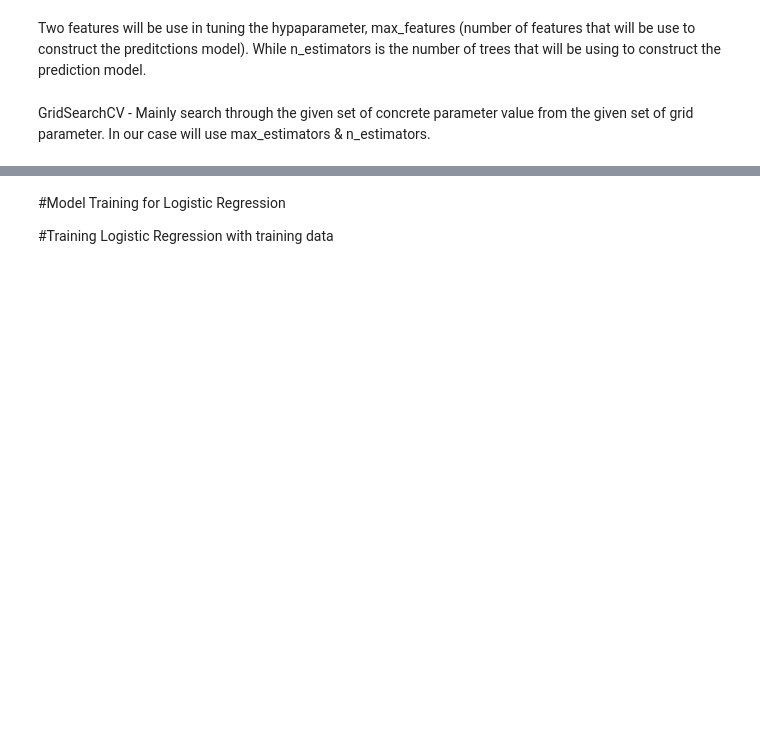
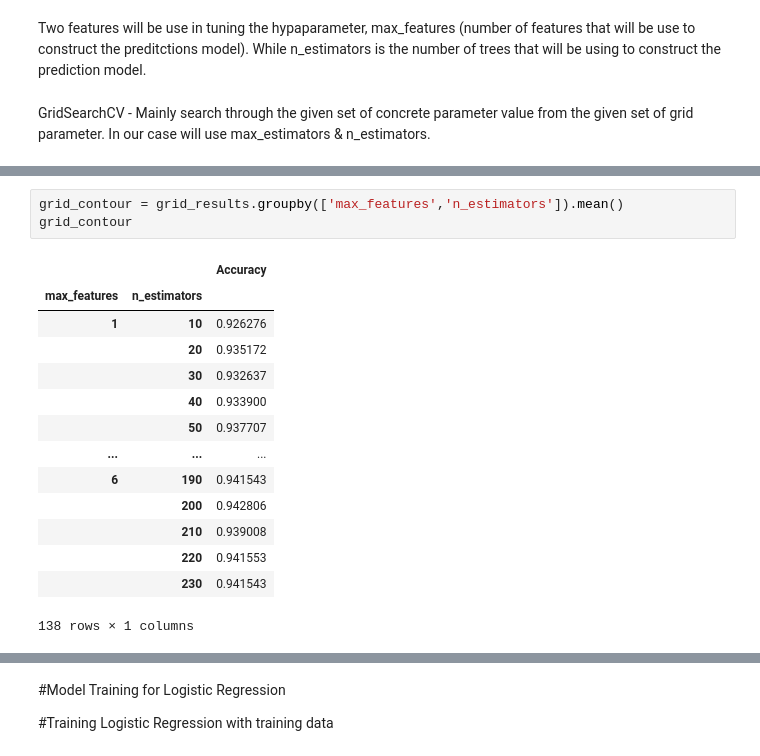
Before and after one commit to NimePeter/Credit-Card-Fraud, a Jupyter notebook: Copy_of_IDD_Peter.ipynb, the cells around one changed output, grey strips where cells are left out. Drawn from its saved outputs; the diff is of its cells as text; blank space fills up the shorter version.

```diff
--- a/Copy_of_IDD_Peter.ipynb
+++ b/Copy_of_IDD_Peter.ipynb
@@ -378,0 +405,18 @@ TypeError: ignored
+# %%
+grid_contour = grid_results.groupby(['max_features','n_estimators']).mean()
+grid_contour
+# %% [output]
+|  |  | Accuracy |
+| max_features | n_estimators |  |
+| 1 | 10 | 0.926276 |
+|  | 20 | 0.935172 |
+|  | 30 | 0.932637 |
+|  | 40 | 0.933900 |
+|  | 50 | 0.937707 |
+| ... | ... | ... |
+| 6 | 190 | 0.941543 |
+|  | 200 | 0.942806 |
+|  | 210 | 0.939008 |
+|  | 220 | 0.941553 |
+|  | 230 | 0.941543 |
+138 rows × 1 columns
```
Also changed, not shown: parts of 22 cells of this notebook.
